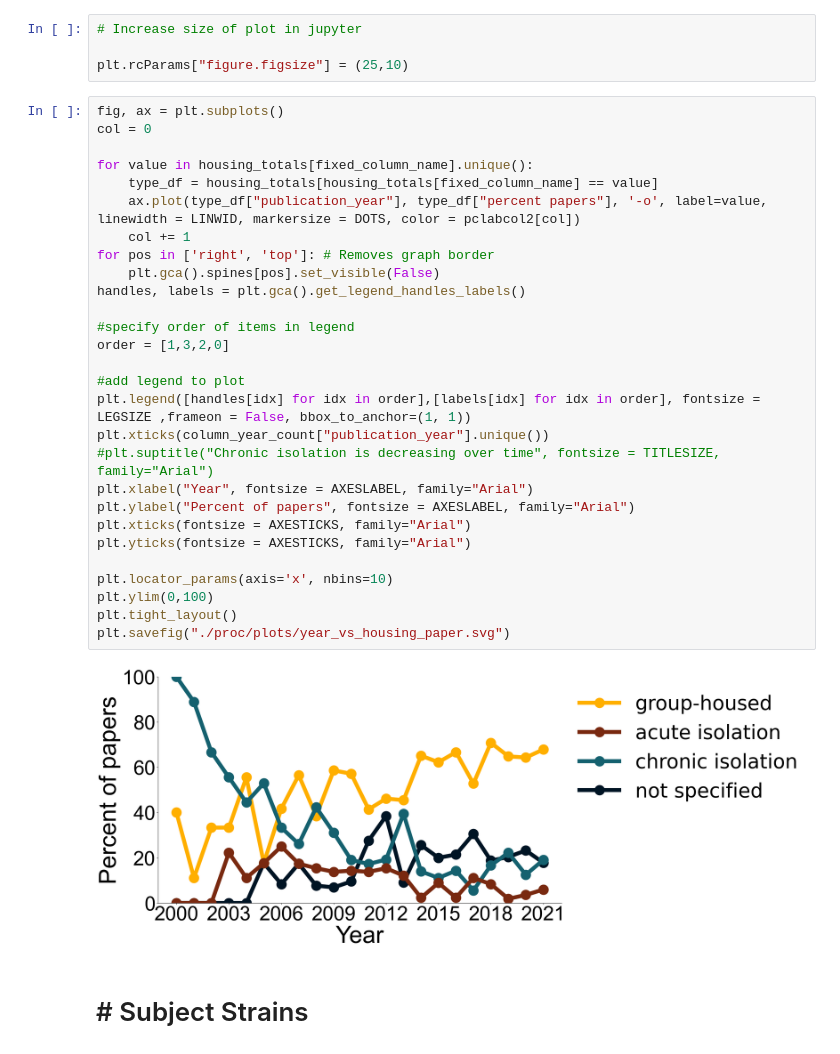
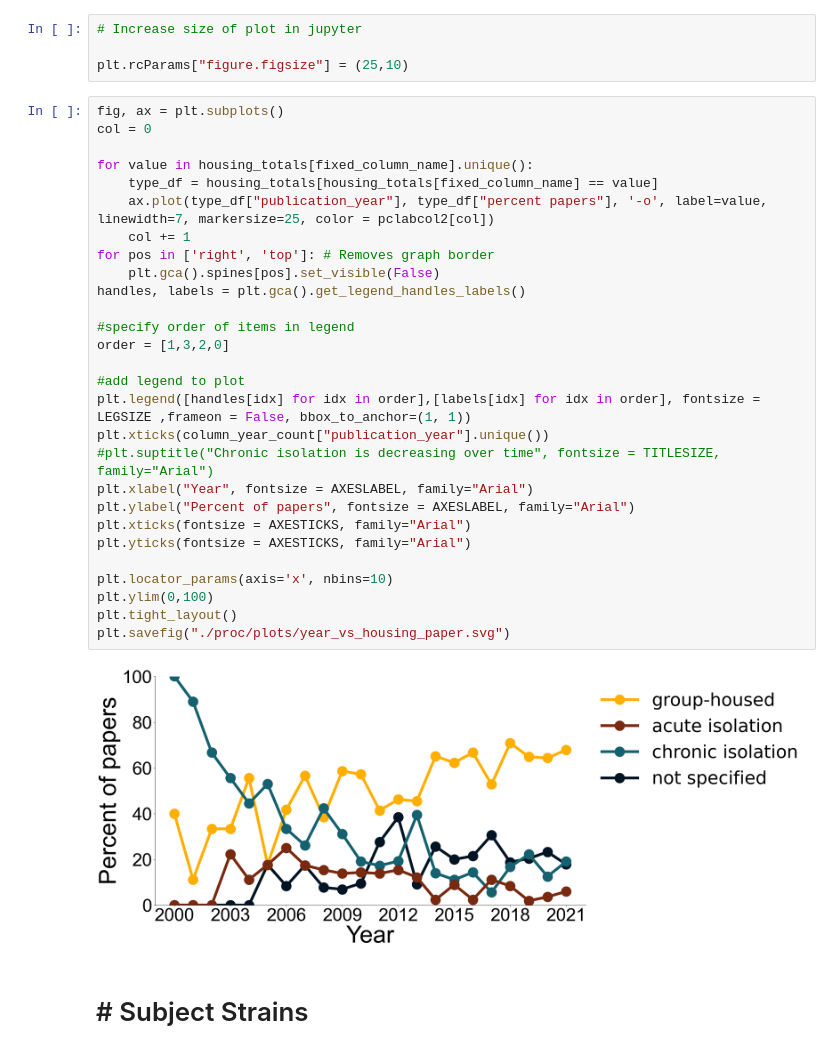
Before and after one commit to padillacoreanolab/literature_review_processing, a Jupyter notebook: results/2022_09_09_literature_review_processing/literature_review_survey_processing_meghan.ipynb, the cells around one changed output. Saved outputs shown, nothing was run; the diff lists cells and outputs as text.

```diff
--- a/results/2022_09_09_literature_review_processing/literature_review_survey_processing_meghan.ipynb
+++ b/results/2022_09_09_literature_review_processing/literature_review_survey_processing_meghan.ipynb
@@ -470,33 +450,33 @@ plt.rcParams["figure.figsize"] = (25,10)
 # %%
 fig, ax = plt.subplots()
 col = 0
 
 for value in housing_totals[fixed_column_name].unique():
     type_df = housing_totals[housing_totals[fixed_column_name] == value]
-    ax.plot(type_df["publication_year"], type_df["percent papers"], '-o', label=value, linewidth = LINWID, markersize = DOTS, color = pclabcol2[col])
+    ax.plot(type_df["publication_year"], type_df["percent papers"], '-o', label=value, linewidth=7, markersize=25, color = pclabcol2[col])
     col += 1
 for pos in ['right', 'top']: # Removes graph border
     plt.gca().spines[pos].set_visible(False)
 handles, labels = plt.gca().get_legend_handles_labels()
 
 #specify order of items in legend
 order = [1,3,2,0]
 
 #add legend to plot
 plt.legend([handles[idx] for idx in order],[labels[idx] for idx in order], fontsize = LEGSIZE ,frameon = False, bbox_to_anchor=(1, 1))
 plt.xticks(column_year_count["publication_year"].unique())
 #plt.suptitle("Chronic isolation is decreasing over time", fontsize = TITLESIZE, family="Arial")
 plt.xlabel("Year", fontsize = AXESLABEL, family="Arial")
 plt.ylabel("Percent of papers", fontsize = AXESLABEL, family="Arial")
 plt.xticks(fontsize = AXESTICKS, family="Arial")
 plt.yticks(fontsize = AXESTICKS, family="Arial")
 
 plt.locator_params(axis='x', nbins=10)
 plt.ylim(0,100)
 plt.tight_layout()
 plt.savefig("./proc/plots/year_vs_housing_paper.svg")
 # %% [output]
-[figure, old version]
+[figure, new version]
 # %% [markdown]
 # # Subject Strains
 # %%
```
Also changed, not shown: parts of 11 cells of this notebook.
